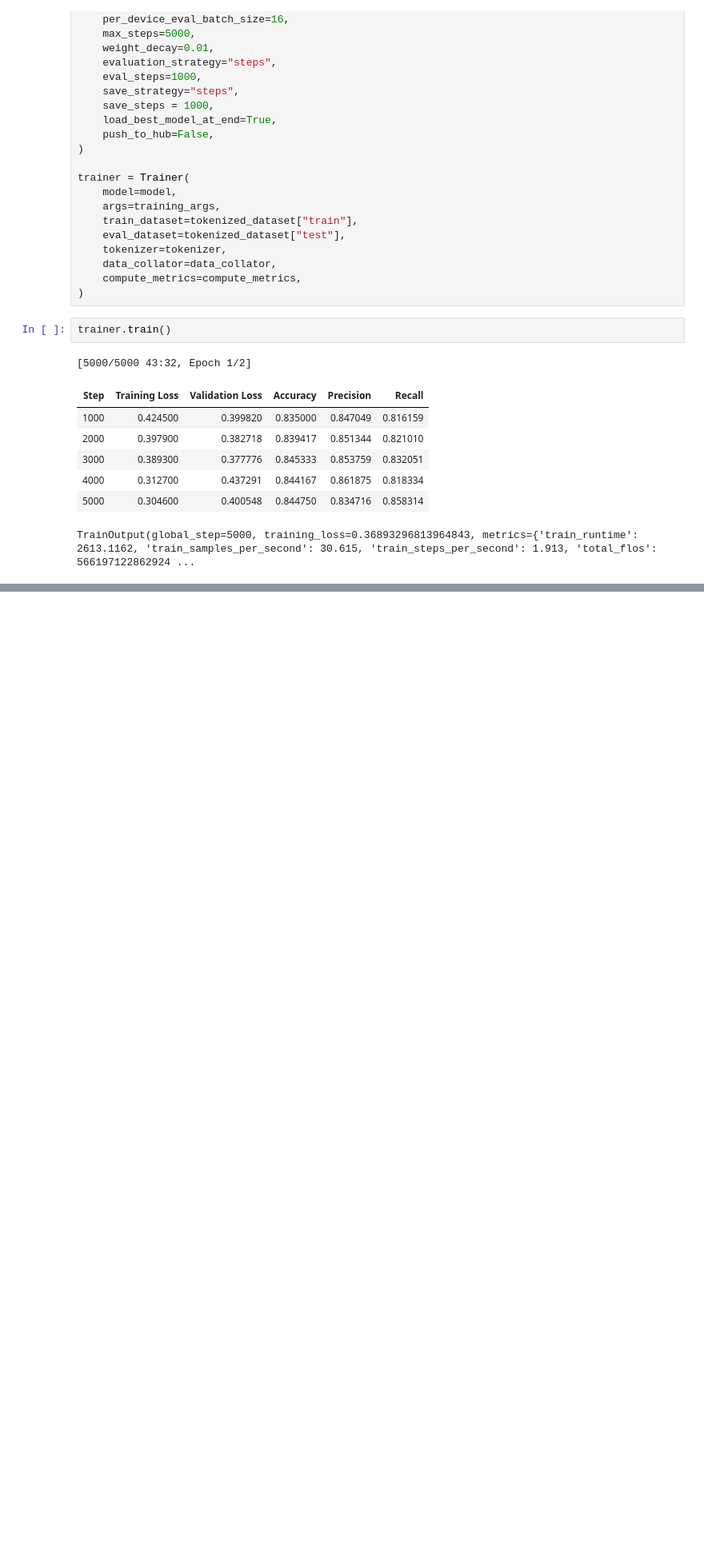
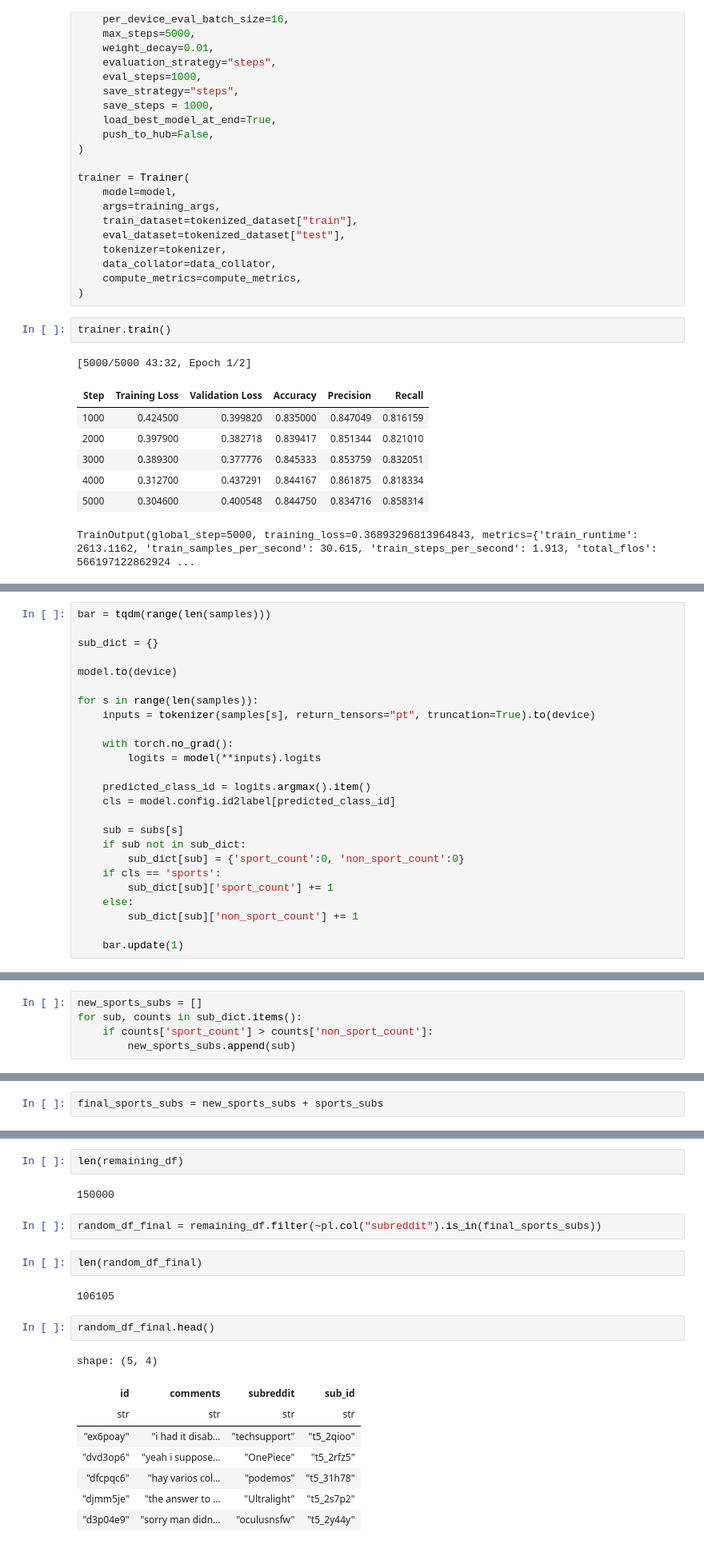
Before and after one commit to tatami-galaxy/sports-language-in-politics, a Jupyter notebook: experiments/notebooks/random_classifier_distilbert.ipynb, the cells around one changed output, grey strips where cells are left out. Shown at 80% size. Cells and saved outputs as stored; diff of their text form; blank space fills up the shorter version.

```diff
--- a/experiments/notebooks/random_classifier_distilbert.ipynb
+++ b/experiments/notebooks/random_classifier_distilbert.ipynb
@@ -262,0 +285,25 @@ TrainOutput(global_step=5000, training_loss=0.36893296813964843, metrics={'train
+# %%
+bar = tqdm(range(len(samples)))
+
+sub_dict = {}
+
+model.to(device)
+
+for s in range(len(samples)):
+    inputs = tokenizer(samples[s], return_tensors="pt", truncation=True).to(device)
+
+    with torch.no_grad():
+        logits = model(**inputs).logits
+
+    predicted_class_id = logits.argmax().item()
+    cls = model.config.id2label[predicted_class_id]
+
+    sub = subs[s]
+    if sub not in sub_dict:
+        sub_dict[sub] = {'sport_count':0, 'non_sport_count':0}
+    if cls == 'sports':
+        sub_dict[sub]['sport_count'] += 1
+    else:
+        sub_dict[sub]['non_sport_count'] += 1
+
+    bar.update(1)
@@ -262,0 +314,5 @@ TrainOutput(global_step=5000, training_loss=0.36893296813964843, metrics={'train
+# %%
+new_sports_subs = []
+for sub, counts in sub_dict.items():
+    if counts['sport_count'] > counts['non_sport_count']:
+        new_sports_subs.append(sub)
@@ -262,0 +343,2 @@ TrainOutput(global_step=5000, training_loss=0.36893296813964843, metrics={'train
+# %%
+final_sports_subs = new_sports_subs + sports_subs
@@ -262,0 +349,21 @@ TrainOutput(global_step=5000, training_loss=0.36893296813964843, metrics={'train
+# %%
+len(remaining_df)
+# %% [output]
+150000
+# %%
+random_df_final = remaining_df.filter(~pl.col("subreddit").is_in(final_sports_subs))
+# %%
+len(random_df_final)
+# %% [output]
+106105
+# %%
+random_df_final.head()
+# %% [output]
+shape: (5, 4)
+| id | comments | subreddit | sub_id |
+| str | str | str | str |
+| "ex6poay" | "i had it disab… | "techsupport" | "t5_2qioo" |
+| "dvd3op6" | "yeah i suppose… | "OnePiece" | "t5_2rfz5" |
+| "dfcpqc6" | "hay varios col… | "podemos" | "t5_31h78" |
+| "djmm5je" | "the answer to … | "Ultralight" | "t5_2s7p2" |
+| "d3p04e9" | "sorry man didn… | "oculusnsfw" | "t5_2y44y" |
```
Also changed, not shown: parts of 24 cells of this notebook, 3 other files.
